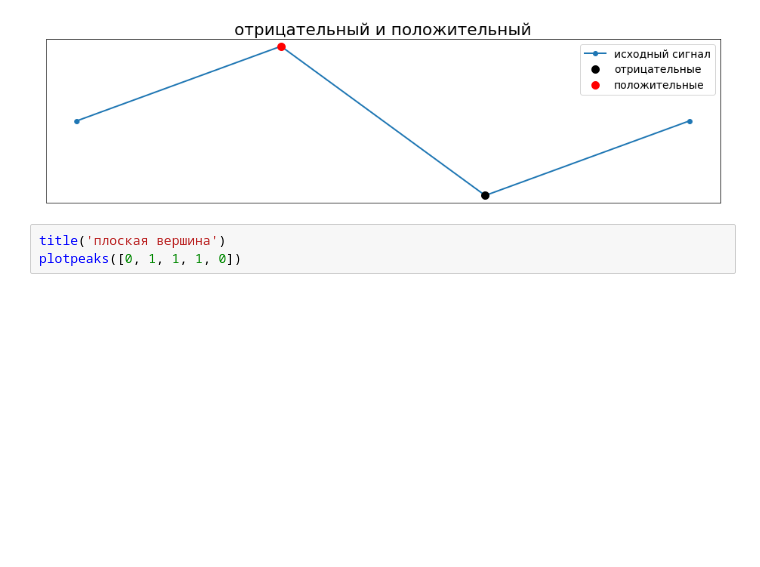
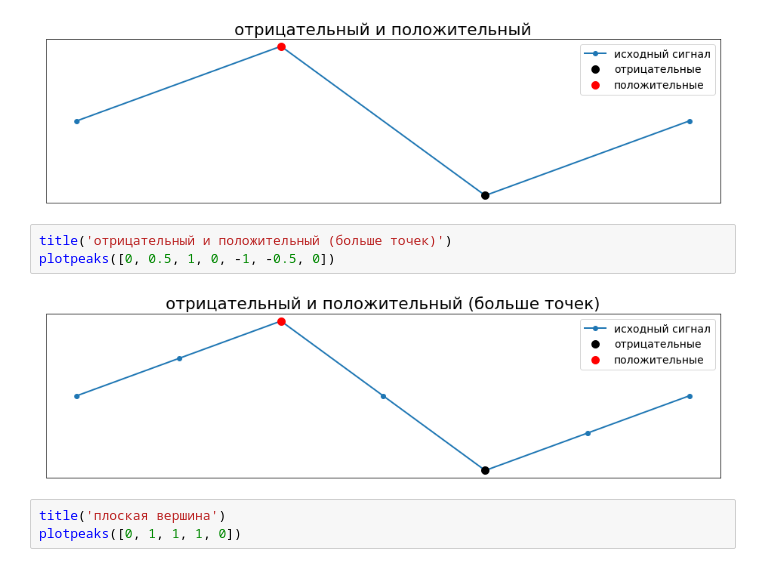
Before and after one commit to kokostek/jupyter-notebooks, a Jupyter notebook: FindPeaks.ipynb, the cells around one changed output. Cells and saved outputs as stored; diff of their text form; blank space fills up the shorter version.

```diff
--- a/FindPeaks.ipynb
+++ b/FindPeaks.ipynb
@@ -91,6 +91,11 @@ title('отрицательный и положительный')
 plotpeaks([0, 1, -1, 0])
 # %% [output]
 [figure]
+# %%
+title('отрицательный и положительный (больше точек)')
+plotpeaks([0, 0.5, 1, 0, -1, -0.5, 0])
+# %% [output]
+[figure, added]
 # %%
 title('плоская вершина')
 plotpeaks([0, 1, 1, 1, 0])
```
Also changed, not shown: parts of 1 cell of this notebook.
